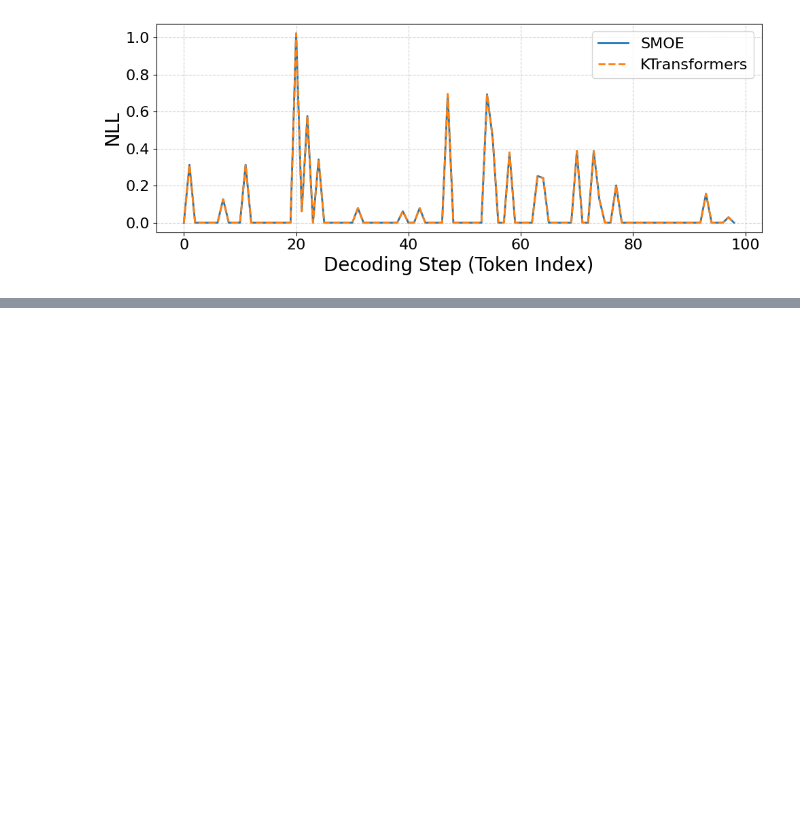
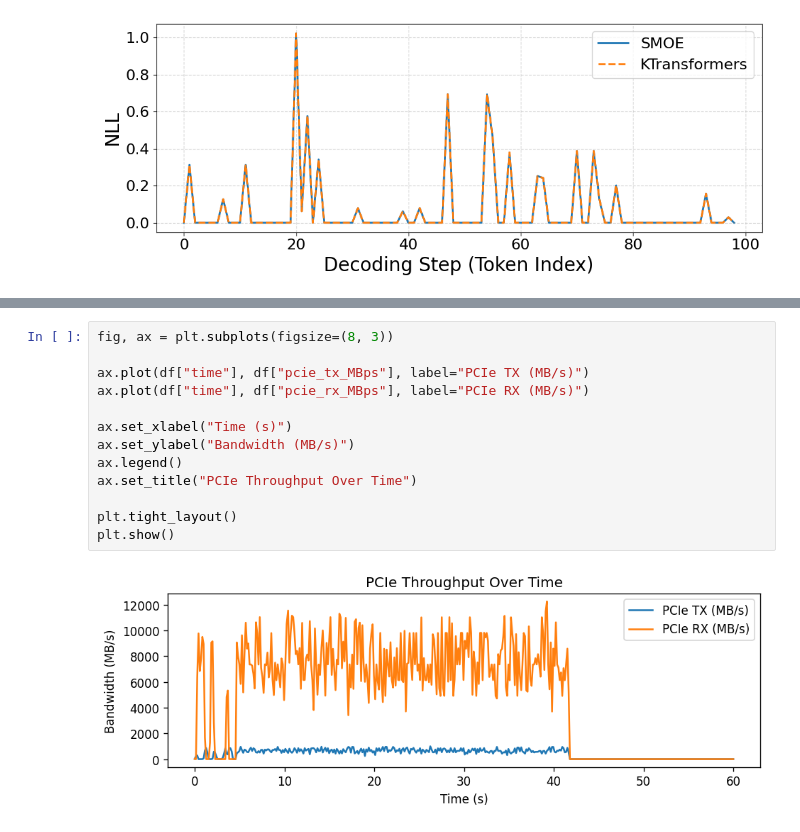
Before and after one commit to rzhang772/ktransformers, a Jupyter notebook: expirments/figures.ipynb, the cells around one changed output, grey strips where cells are left out. Drawn from its saved outputs; the diff is of its cells as text; blank space fills up the shorter version.

```diff
--- a/expirments/figures.ipynb
+++ b/expirments/figures.ipynb
@@ -514,0 +573,15 @@ plt.show()
+# %%
+fig, ax = plt.subplots(figsize=(8, 3))
+
+ax.plot(df["time"], df["pcie_tx_MBps"], label="PCIe TX (MB/s)")
+ax.plot(df["time"], df["pcie_rx_MBps"], label="PCIe RX (MB/s)")
+
+ax.set_xlabel("Time (s)")
+ax.set_ylabel("Bandwidth (MB/s)")
+ax.legend()
+ax.set_title("PCIe Throughput Over Time")
+
+plt.tight_layout()
+plt.show()
+# %% [output]
+[figure, added]
```
Also changed, not shown: parts of 6 cells of this notebook, 2 other files.
